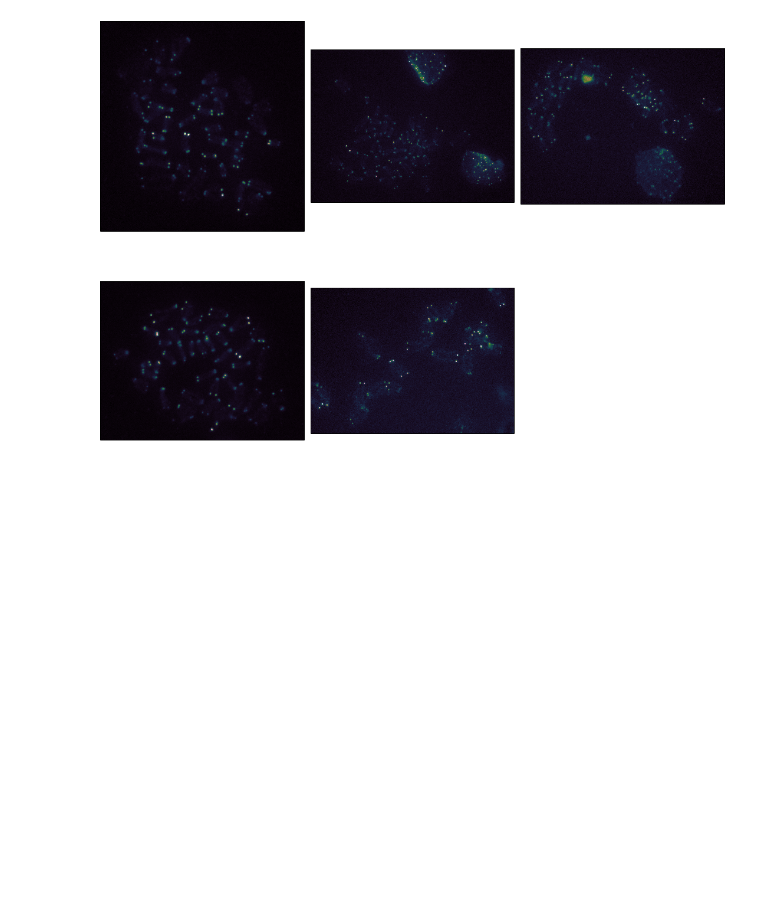
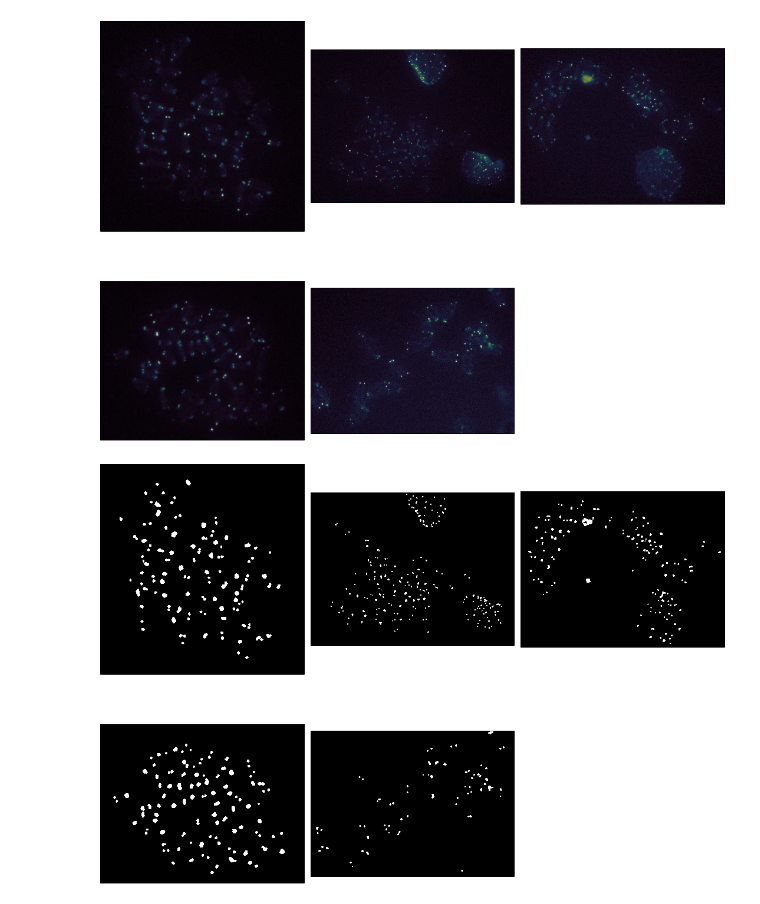
Before and after one commit to jni/notebooks, a Jupyter notebook: Quantifying telomeric protein.ipynb, the cells around one changed output. Cells and saved outputs as stored; diff of their text form; code cells hidden in the pictures; blank space fills up the shorter version.

```diff
--- a/Quantifying telomeric protein.ipynb
+++ b/Quantifying telomeric protein.ipynb
@@ -68,3 +68,9 @@ telomeres = [chs[2] for chs in images]
 imshow_grid(telomeres)
 # %% [output]
 [figure]
+# %%
+telomeres_threshold_adapt = map(partial(imfilter.threshold_adaptive, block_size=49), telomeres)
+telomeres_threshold_adapt = map(partial(nd.binary_opening, structure=morphology.disk(4)), telomeres_threshold_adapt)
+imshow_grid(telomeres_threshold_adapt)
+# %% [output]
+[figure, added]
```
Also changed, not shown: parts of 8 cells of this notebook.
